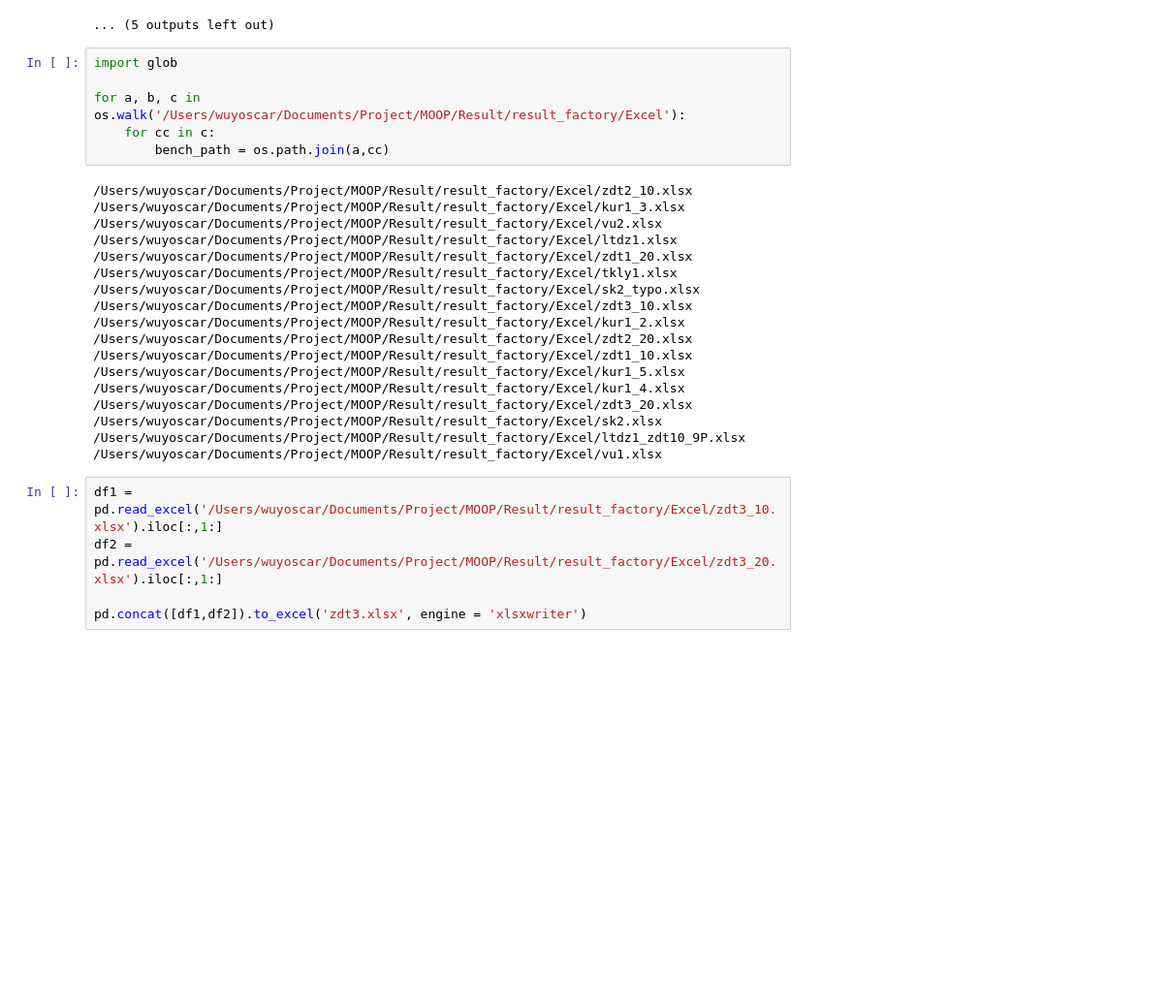
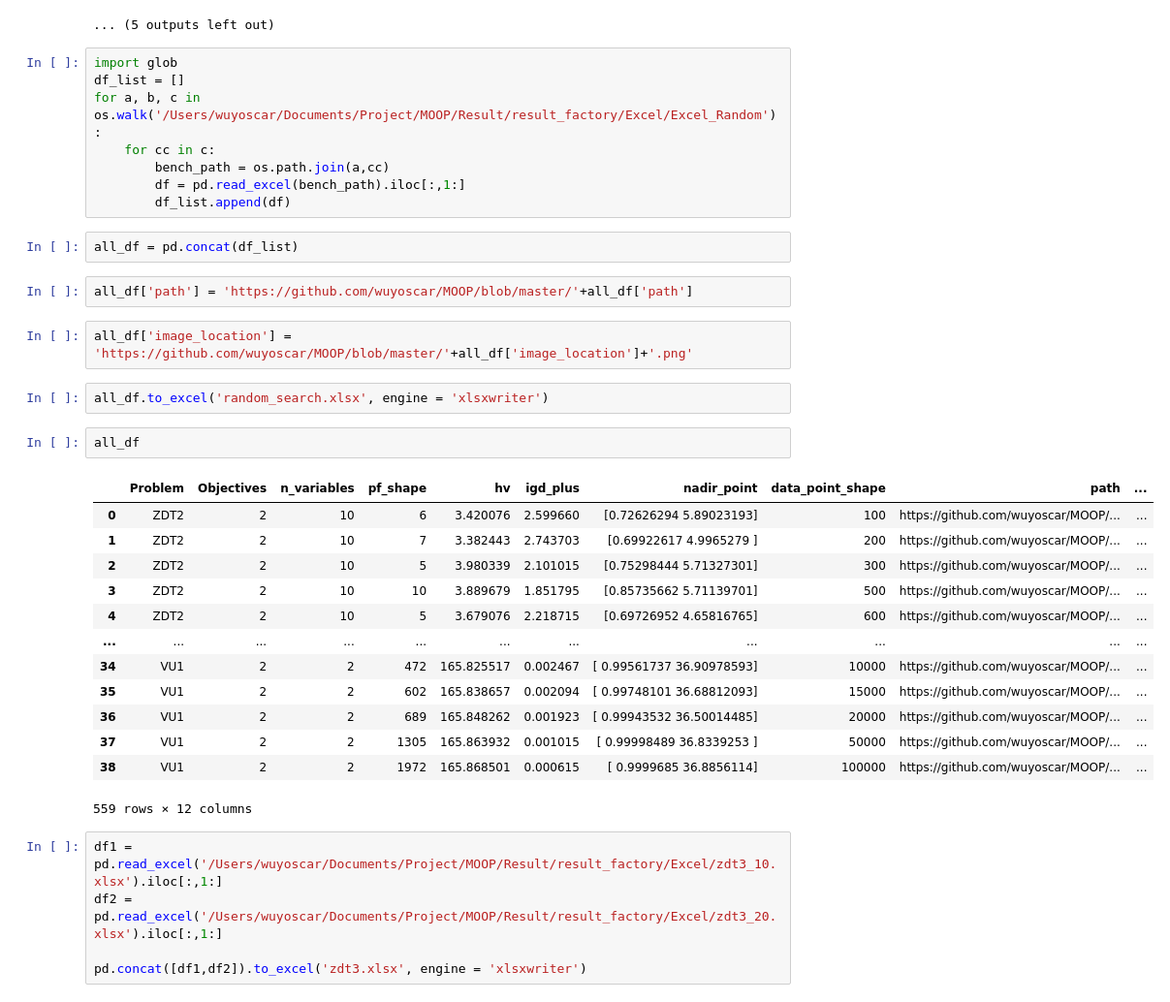
Before and after one commit to wuyoscar/Multi-Obj_Optimization, a Jupyter notebook: Workspace/workspace.ipynb, the cells around one changed output. Shown: that part at 97% size. Saved outputs shown, nothing was run; the diff lists cells and outputs as text; blank space fills up the shorter version.

Commit message:
updated random search result

```diff
--- a/Workspace/workspace.ipynb
+++ b/Workspace/workspace.ipynb
@@ -372,28 +372,36 @@ for a, b, c in os.walk('/Users/wuyoscar/Documents/Project/MOOP/Result/result_fac
 ... (5 outputs left out)
 # %%
 import glob
-
-for a, b, c in os.walk('/Users/wuyoscar/Documents/Project/MOOP/Result/result_factory/Excel'):
+df_list = []
+for a, b, c in os.walk('/Users/wuyoscar/Documents/Project/MOOP/Result/result_factory/Excel/Excel_Random'):
     for cc in c:
         bench_path = os.path.join(a,cc)
+        df = pd.read_excel(bench_path).iloc[:,1:]
+        df_list.append(df)
-# %% [output]
-/Users/wuyoscar/Documents/Project/MOOP/Result/result_factory/Excel/zdt2_10.xlsx
-/Users/wuyoscar/Documents/Project/MOOP/Result/result_factory/Excel/kur1_3.xlsx
-/Users/wuyoscar/Documents/Project/MOOP/Result/result_factory/Excel/vu2.xlsx
-/Users/wuyoscar/Documents/Project/MOOP/Result/result_factory/Excel/ltdz1.xlsx
-/Users/wuyoscar/Documents/Project/MOOP/Result/result_factory/Excel/zdt1_20.xlsx
-/Users/wuyoscar/Documents/Project/MOOP/Result/result_factory/Excel/tkly1.xlsx
-/Users/wuyoscar/Documents/Project/MOOP/Result/result_factory/Excel/sk2_typo.xlsx
-/Users/wuyoscar/Documents/Project/MOOP/Result/result_factory/Excel/zdt3_10.xlsx
-/Users/wuyoscar/Documents/Project/MOOP/Result/result_factory/Excel/kur1_2.xlsx
-/Users/wuyoscar/Documents/Project/MOOP/Result/result_factory/Excel/zdt2_20.xlsx
-/Users/wuyoscar/Documents/Project/MOOP/Result/result_factory/Excel/zdt1_10.xlsx
-/Users/wuyoscar/Documents/Project/MOOP/Result/result_factory/Excel/kur1_5.xlsx
-/Users/wuyoscar/Documents/Project/MOOP/Result/result_factory/Excel/kur1_4.xlsx
-/Users/wuyoscar/Documents/Project/MOOP/Result/result_factory/Excel/zdt3_20.xlsx
-/Users/wuyoscar/Documents/Project/MOOP/Result/result_factory/Excel/sk2.xlsx
-/Users/wuyoscar/Documents/Project/MOOP/Result/result_factory/Excel/ltdz1_zdt10_9P.xlsx
-/Users/wuyoscar/Documents/Project/MOOP/Result/result_factory/Excel/vu1.xlsx
+# %%
+all_df = pd.concat(df_list)
+# %%
+all_df['path'] = 'https://github.com/wuyoscar/MOOP/blob/master/'+all_df['path']
+# %%
+all_df['image_location'] = 'https://github.com/wuyoscar/MOOP/blob/master/'+all_df['image_location']+'.png'
+# %%
+all_df.to_excel('random_search.xlsx', engine = 'xlsxwriter')
+# %%
+all_df
+# %% [output]
+|  | Problem | Objectives | n_variables | pf_shape | hv | igd_plus | nadir_point | data_point_shape | path | ... |
+| 0 | ZDT2 | 2 | 10 | 6 | 3.420076 | 2.599660 | [0.72626294 5.89023193] | 100 | https://github.com/wuyoscar/MOOP/... | ... |
+| 1 | ZDT2 | 2 | 10 | 7 | 3.382443 | 2.743703 | [0.69922617 4.9965279 ] | 200 | https://github.com/wuyoscar/MOOP/... | ... |
+| 2 | ZDT2 | 2 | 10 | 5 | 3.980339 | 2.101015 | [0.75298444 5.71327301] | 300 | https://github.com/wuyoscar/MOOP/... | ... |
+| 3 | ZDT2 | 2 | 10 | 10 | 3.889679 | 1.851795 | [0.85735662 5.71139701] | 500 | https://github.com/wuyoscar/MOOP/... | ... |
+| 4 | ZDT2 | 2 | 10 | 5 | 3.679076 | 2.218715 | [0.69726952 4.65816765] | 600 | https://github.com/wuyoscar/MOOP/... | ... |
+| ... | ... | ... | ... | ... | ... | ... | ... | ... | ... | ... |
+| 34 | VU1 | 2 | 2 | 472 | 165.825517 | 0.002467 | [ 0.99561737 36.90978593] | 10000 | https://github.com/wuyoscar/MOOP/... | ... |
+| 35 | VU1 | 2 | 2 | 602 | 165.838657 | 0.002094 | [ 0.99748101 36.68812093] | 15000 | https://github.com/wuyoscar/MOOP/... | ... |
+| 36 | VU1 | 2 | 2 | 689 | 165.848262 | 0.001923 | [ 0.99943532 36.50014485] | 20000 | https://github.com/wuyoscar/MOOP/... | ... |
+| 37 | VU1 | 2 | 2 | 1305 | 165.863932 | 0.001015 | [ 0.99998489 36.8339253 ] | 50000 | https://github.com/wuyoscar/MOOP/... | ... |
+| 38 | VU1 | 2 | 2 | 1972 | 165.868501 | 0.000615 | [ 0.9999685 36.8856114] | 100000 | https://github.com/wuyoscar/MOOP/... | ... |
+559 rows × 12 columns
 # %%
 df1 = pd.read_excel('/Users/wuyoscar/Documents/Project/MOOP/Result/result_factory/Excel/zdt3_10.xlsx').iloc[:,1:]
 df2 = pd.read_excel('/Users/wuyoscar/Documents/Project/MOOP/Result/result_factory/Excel/zdt3_20.xlsx').iloc[:,1:]
```
Also changed, not shown: 2 other files.
